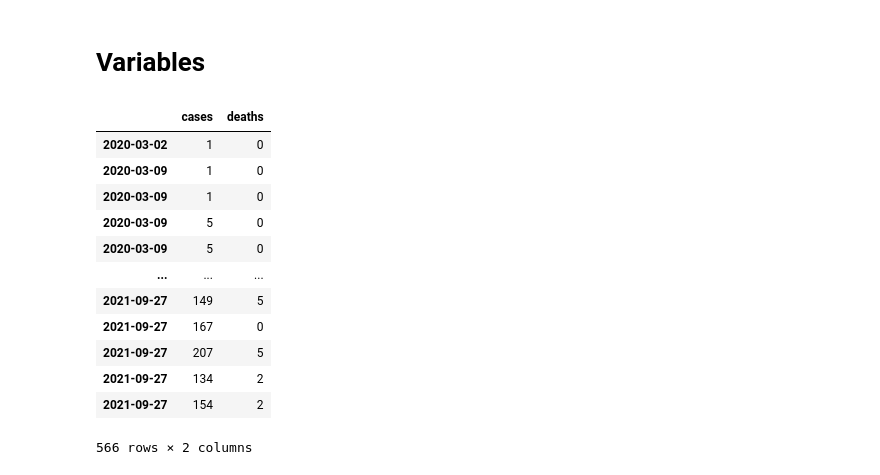
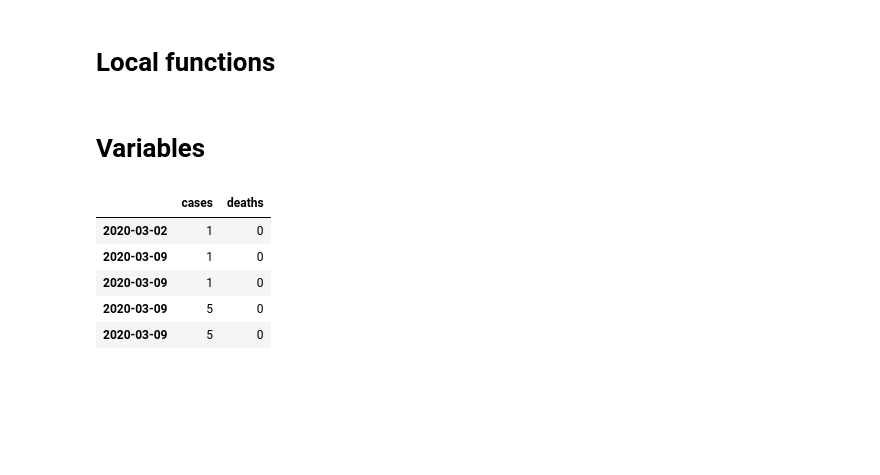
Before and after one commit to TRACE-LAC/pet-epi-notebooks, a Jupyter notebook: notebooks/proyeccion_sktime_epi_mc.ipynb, the cells around one changed output. Saved outputs shown, nothing was run; the diff lists cells and outputs as text; code cells hidden in the pictures; blank space fills up the shorter version.

```diff
--- a/notebooks/proyeccion_sktime_epi_mc.ipynb
+++ b/notebooks/proyeccion_sktime_epi_mc.ipynb
@@ -53,3 +34,3 @@ Wall time: 2.46 s
-# %% [markdown]
-# Variables
+# %% [markdown]
+# Local functions
 # %%
@@ -62,22 +85,21 @@ def get_date_index(df_):
+# %% [markdown]
+# Variables
 # %%
-df_epi_mc = pd.read_csv("df_covid19.csv")
+df_epi_mc = pd.read_csv("../data/df_covid19.csv")
 df_epi_mc = df_epi_mc[df_epi_mc["epi_week"] != 53]
 df_epi_mc.index = get_date_index(df_ = df_epi_mc)
 
-df_epi_mc = df_epi_mc[((df_epi_mc["region"] == "Bogota") & (df_epi_mc["date"] <= "2021-10-01"))][["cases", "deaths"]].fillna(0)
-df_epi_mc
+# Local estimation example
+region_ = "Bogota"
+date_ = "2021-06-01"
+
+df_epi_mc = df_epi_mc[((df_epi_mc["region"] == region_) & (df_epi_mc["date"] <= date_))][["cases", "deaths"]].fillna(0)
+df_epi_mc.head(5)
 # %% [output]
 |  | cases | deaths |
 | 2020-03-02 | 1 | 0 |
 | 2020-03-09 | 1 | 0 |
 | 2020-03-09 | 1 | 0 |
 | 2020-03-09 | 5 | 0 |
 | 2020-03-09 | 5 | 0 |
-| ... | ... | ... |
-| 2021-09-27 | 149 | 5 |
-| 2021-09-27 | 167 | 0 |
-| 2021-09-27 | 207 | 5 |
-| 2021-09-27 | 134 | 2 |
-| 2021-09-27 | 154 | 2 |
-566 rows × 2 columns
 # %%
```
Also changed, not shown: parts of 20 cells of this notebook.
